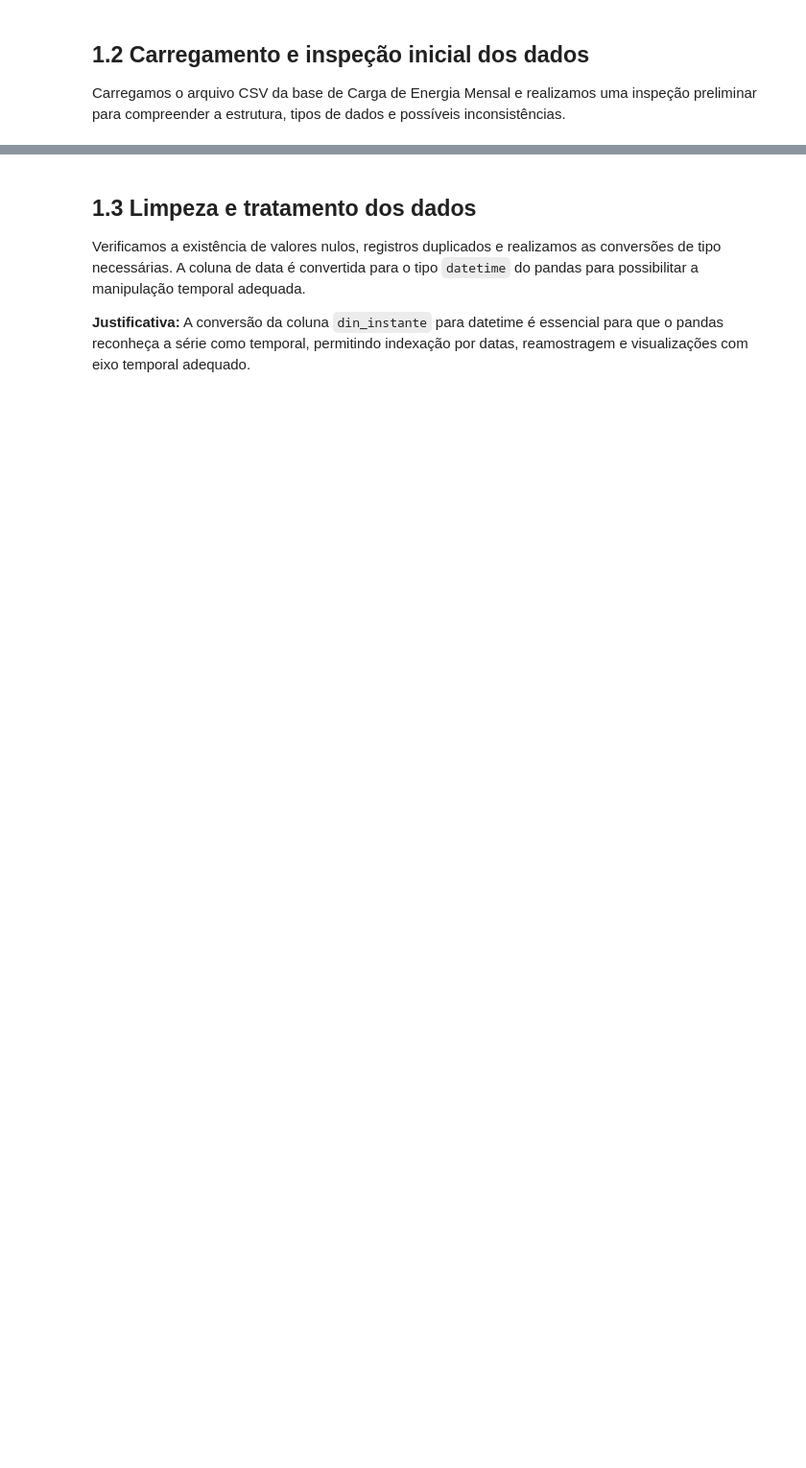
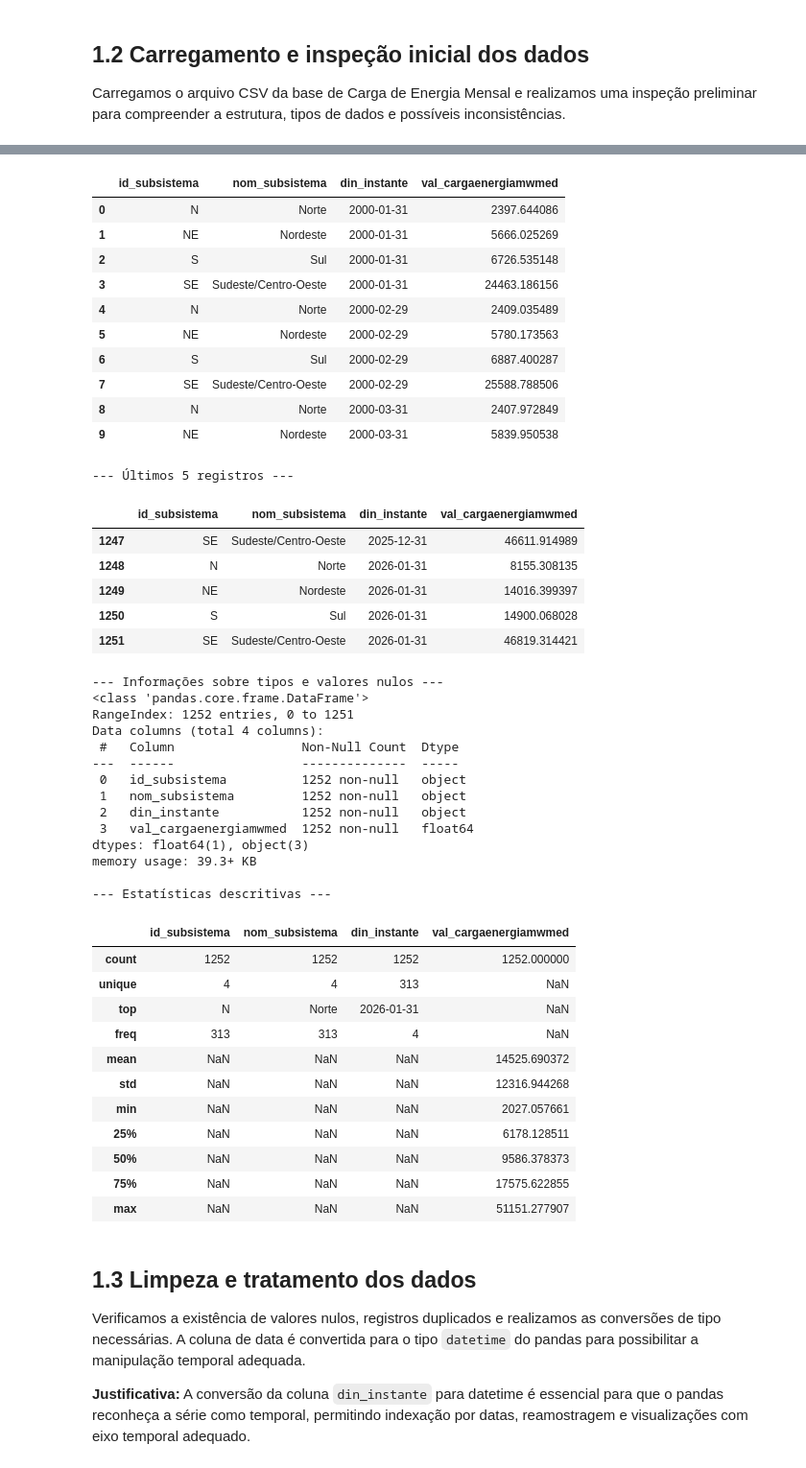
Before and after one commit to hevertonvalerio/projeto_aplicado_IV, a Jupyter notebook: grupo_4_projeto_aplicado_IV_entrega_4.ipynb, the cells around one changed output, grey strips where cells are left out. Shown at 96% size. Saved outputs shown, nothing was run; the diff lists cells and outputs as text; code cells hidden in the pictures; blank space fills up the shorter version.

```diff
--- a/grupo_4_projeto_aplicado_IV_entrega_4.ipynb
+++ b/grupo_4_projeto_aplicado_IV_entrega_4.ipynb
@@ -148,7 +223,7 @@ print("Bibliotecas importadas com sucesso.")
 
 Carregamos o arquivo CSV da base de Carga de Energia Mensal e realizamos uma inspeção preliminar para compreender a estrutura, tipos de dados e possíveis inconsistências.
 # %%
-df = pd.read_csv('CARGA_MENSAL.csv', sep=';')
+df = pd.read_csv('/content/CARGA_MENSAL.csv', sep=';')
 
 print("=" * 60)
 print("INSPEÇÃO INICIAL DA BASE DE DADOS")
@@ -168,3 +243,4 @@ df.info()
 
 print("\n--- Estatísticas descritivas ---")
 display(df.describe(include='all'))
+# %% [output]
@@ -171,3 +256,47 @@ display(df.describe(include='all'))
+|  | id_subsistema | nom_subsistema | din_instante | val_cargaenergiamwmed |
+| 0 | N | Norte | 2000-01-31 | 2397.644086 |
+| 1 | NE | Nordeste | 2000-01-31 | 5666.025269 |
+| 2 | S | Sul | 2000-01-31 | 6726.535148 |
+| 3 | SE | Sudeste/Centro-Oeste | 2000-01-31 | 24463.186156 |
+| 4 | N | Norte | 2000-02-29 | 2409.035489 |
+| 5 | NE | Nordeste | 2000-02-29 | 5780.173563 |
+| 6 | S | Sul | 2000-02-29 | 6887.400287 |
+| 7 | SE | Sudeste/Centro-Oeste | 2000-02-29 | 25588.788506 |
+| 8 | N | Norte | 2000-03-31 | 2407.972849 |
+| 9 | NE | Nordeste | 2000-03-31 | 5839.950538 |
+--- Últimos 5 registros ---
+|  | id_subsistema | nom_subsistema | din_instante | val_cargaenergiamwmed |
+| 1247 | SE | Sudeste/Centro-Oeste | 2025-12-31 | 46611.914989 |
+| 1248 | N | Norte | 2026-01-31 | 8155.308135 |
+| 1249 | NE | Nordeste | 2026-01-31 | 14016.399397 |
+| 1250 | S | Sul | 2026-01-31 | 14900.068028 |
+| 1251 | SE | Sudeste/Centro-Oeste | 2026-01-31 | 46819.314421 |
+--- Informações sobre tipos e valores nulos ---
+<class 'pandas.core.frame.DataFrame'>
+RangeIndex: 1252 entries, 0 to 1251
+Data columns (total 4 columns):
+ #   Column                 Non-Null Count  Dtype
+---  ------                 --------------  -----
+ 0   id_subsistema          1252 non-null   object
+ 1   nom_subsistema         1252 non-null   object
+ 2   din_instante           1252 non-null   object
+ 3   val_cargaenergiamwmed  1252 non-null   float64
+dtypes: float64(1), object(3)
+memory usage: 39.3+ KB
+
+--- Estatísticas descritivas ---
+|  | id_subsistema | nom_subsistema | din_instante | val_cargaenergiamwmed |
+| count | 1252 | 1252 | 1252 | 1252.000000 |
+| unique | 4 | 4 | 313 | NaN |
+| top | N | Norte | 2026-01-31 | NaN |
+| freq | 313 | 313 | 4 | NaN |
+| mean | NaN | NaN | NaN | 14525.690372 |
+| std | NaN | NaN | NaN | 12316.944268 |
+| min | NaN | NaN | NaN | 2027.057661 |
+| 25% | NaN | NaN | NaN | 6178.128511 |
+| 50% | NaN | NaN | NaN | 9586.378373 |
+| 75% | NaN | NaN | NaN | 17575.622855 |
+| max | NaN | NaN | NaN | 51151.277907 |
 # %% [markdown]
 ## 1.3 Limpeza e tratamento dos dados
 
```
Also changed, not shown: parts of 40 cells of this notebook.
